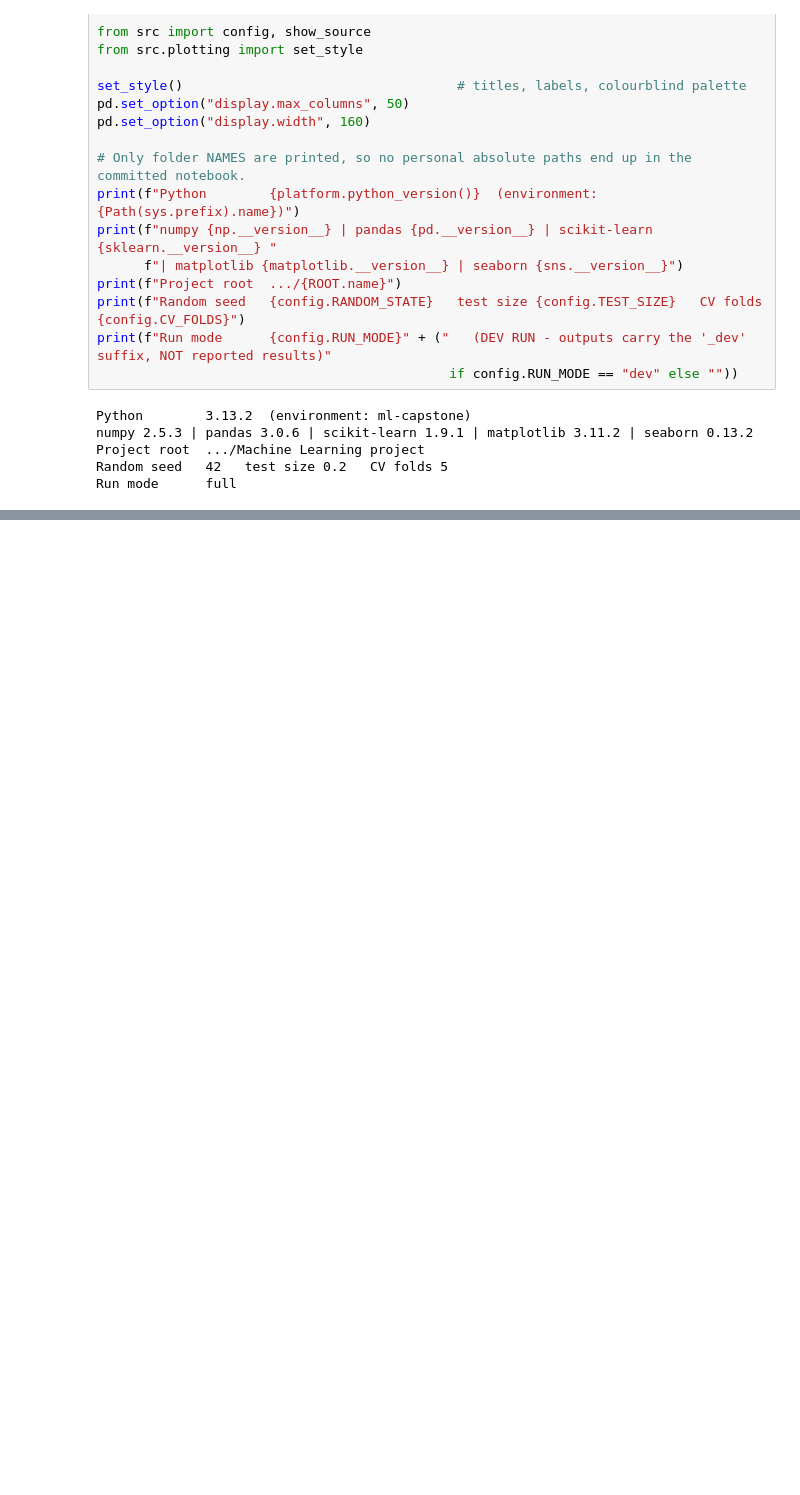
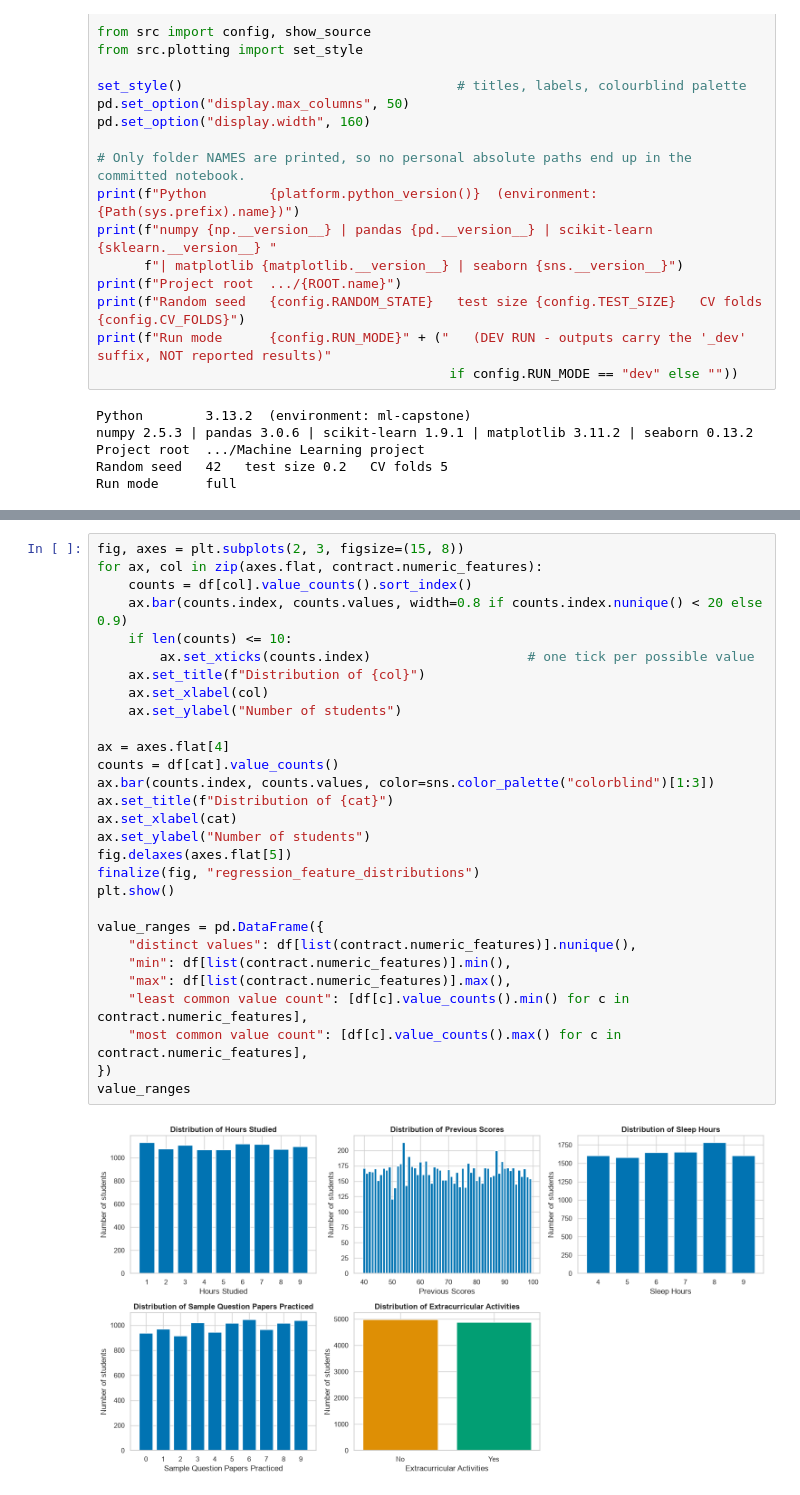
Before and after one commit to gideonthegrafted/ML-Capstone-project, a Jupyter notebook: notebooks/regression.ipynb, the cells around one changed output, grey strips where cells are left out. Saved outputs shown, nothing was run; the diff lists cells and outputs as text; blank space fills up the shorter version.

```diff
--- a/notebooks/regression.ipynb
+++ b/notebooks/regression.ipynb
@@ -389,0 +501,31 @@ observations, the feature-engineering justification, the model-selection reasoni
+# %%
+fig, axes = plt.subplots(2, 3, figsize=(15, 8))
+for ax, col in zip(axes.flat, contract.numeric_features):
+    counts = df[col].value_counts().sort_index()
+    ax.bar(counts.index, counts.values, width=0.8 if counts.index.nunique() < 20 else 0.9)
+    if len(counts) <= 10:
+        ax.set_xticks(counts.index)                    # one tick per possible value
+    ax.set_title(f"Distribution of {col}")
+    ax.set_xlabel(col)
+    ax.set_ylabel("Number of students")
+
+ax = axes.flat[4]
+counts = df[cat].value_counts()
+ax.bar(counts.index, counts.values, color=sns.color_palette("colorblind")[1:3])
+ax.set_title(f"Distribution of {cat}")
+ax.set_xlabel(cat)
+ax.set_ylabel("Number of students")
+fig.delaxes(axes.flat[5])
+finalize(fig, "regression_feature_distributions")
+plt.show()
+
+value_ranges = pd.DataFrame({
+    "distinct values": df[list(contract.numeric_features)].nunique(),
+    "min": df[list(contract.numeric_features)].min(),
+    "max": df[list(contract.numeric_features)].max(),
+    "least common value count": [df[c].value_counts().min() for c in contract.numeric_features],
+    "most common value count": [df[c].value_counts().max() for c in contract.numeric_features],
+})
+value_ranges
+# %% [output]
+[figure, added]
```
Also changed, not shown: parts of 239 cells of this notebook.
